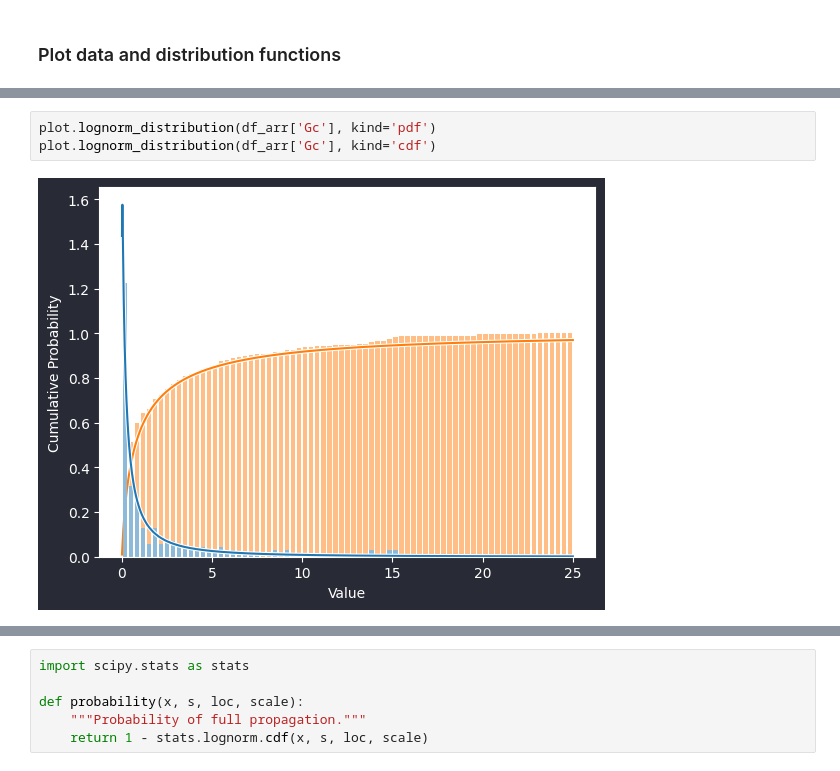
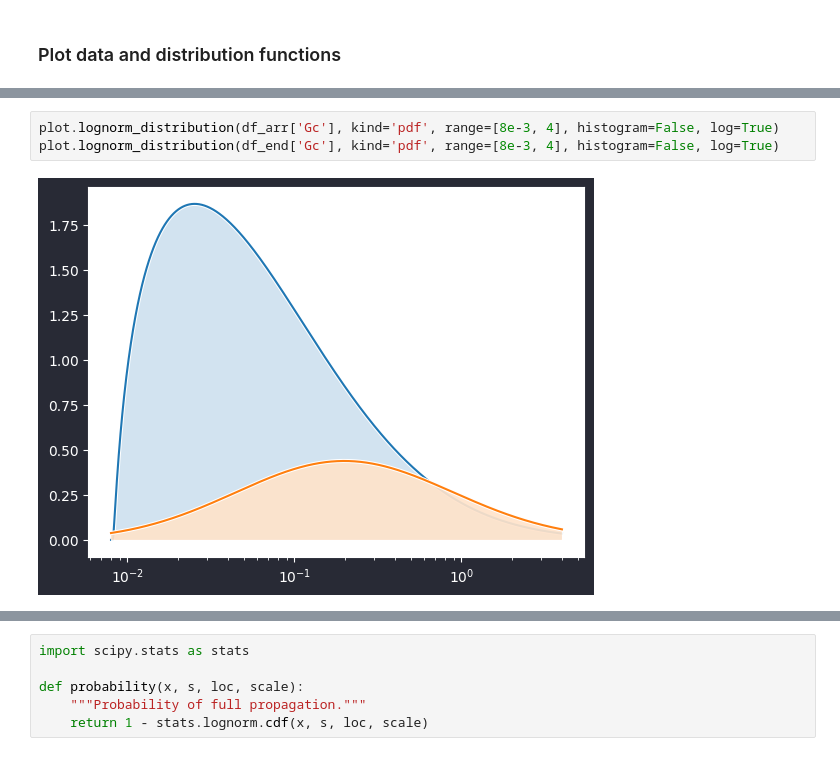
Before and after one commit to 2phi/oracle, a Jupyter notebook: analysis.ipynb, the cells around one changed output, grey strips where cells are left out. Drawn from its saved outputs; the diff is of its cells as text.

```diff
--- a/analysis.ipynb
+++ b/analysis.ipynb
@@ -287,5 +252,5 @@ plot.lognorm_cdf(df_arr['Gc'])
 # %%
-plot.lognorm_distribution(df_arr['Gc'], kind='pdf')
-plot.lognorm_distribution(df_arr['Gc'], kind='cdf')
+plot.lognorm_distribution(df_arr['Gc'], kind='pdf', range=[8e-3, 4], histogram=False, log=True)
+plot.lognorm_distribution(df_end['Gc'], kind='pdf', range=[8e-3, 4], histogram=False, log=True)
 # %% [output]
-[figure, old version]
+[figure, new version]
```
Also changed, not shown: parts of 19 cells of this notebook.
